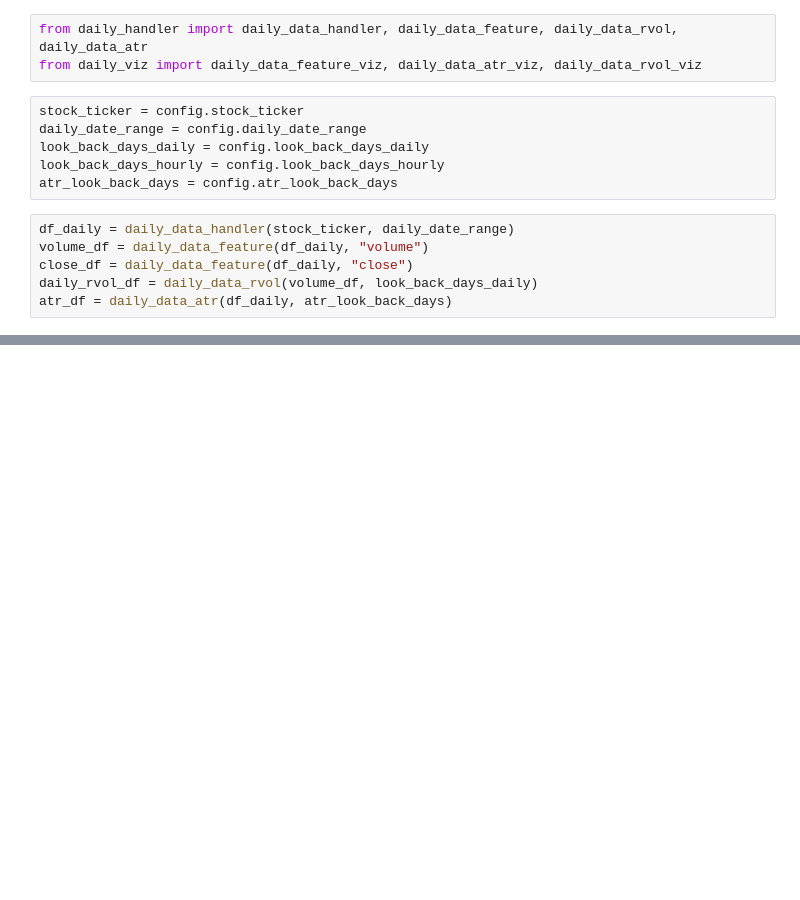
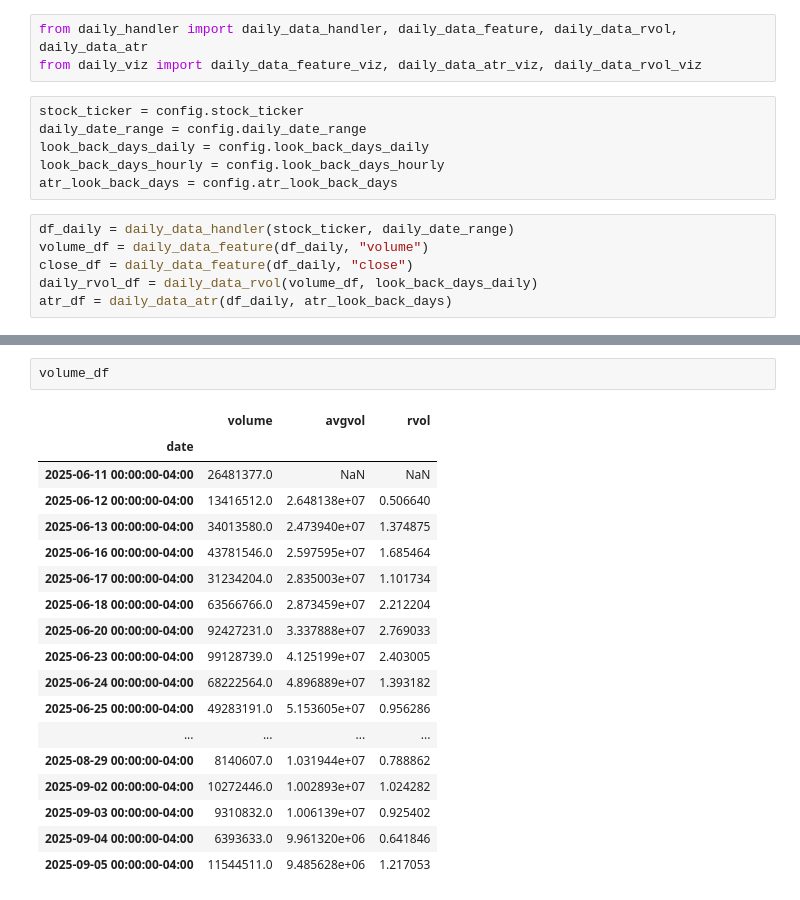
Before and after one commit to LINGUOREN369/ATR-Sigma_RVOL_Strategy, a Jupyter notebook: daily_test.ipynb, the cells around one changed output, grey strips where cells are left out. Saved outputs shown, nothing was run; the diff lists cells and outputs as text; blank space fills up the shorter version.

```diff
--- a/daily_test.ipynb
+++ b/daily_test.ipynb
@@ -40,0 +39,21 @@ daily_data_rvol_viz(daily_rvol_df, look_back_days_daily)
+# %%
+volume_df
+# %% [output]
+|  | volume | avgvol | rvol |
+| date |  |  |  |
+| 2025-06-11 00:00:00-04:00 | 26481377.0 | NaN | NaN |
+| 2025-06-12 00:00:00-04:00 | 13416512.0 | 2.648138e+07 | 0.506640 |
+| 2025-06-13 00:00:00-04:00 | 34013580.0 | 2.473940e+07 | 1.374875 |
+| 2025-06-16 00:00:00-04:00 | 43781546.0 | 2.597595e+07 | 1.685464 |
+| 2025-06-17 00:00:00-04:00 | 31234204.0 | 2.835003e+07 | 1.101734 |
+| 2025-06-18 00:00:00-04:00 | 63566766.0 | 2.873459e+07 | 2.212204 |
+| 2025-06-20 00:00:00-04:00 | 92427231.0 | 3.337888e+07 | 2.769033 |
+| 2025-06-23 00:00:00-04:00 | 99128739.0 | 4.125199e+07 | 2.403005 |
+| 2025-06-24 00:00:00-04:00 | 68222564.0 | 4.896889e+07 | 1.393182 |
+| 2025-06-25 00:00:00-04:00 | 49283191.0 | 5.153605e+07 | 0.956286 |
+| ... | ... | ... | ... |
+| 2025-08-29 00:00:00-04:00 | 8140607.0 | 1.031944e+07 | 0.788862 |
+| 2025-09-02 00:00:00-04:00 | 10272446.0 | 1.002893e+07 | 1.024282 |
+| 2025-09-03 00:00:00-04:00 | 9310832.0 | 1.006139e+07 | 0.925402 |
+| 2025-09-04 00:00:00-04:00 | 6393633.0 | 9.961320e+06 | 0.641846 |
+| 2025-09-05 00:00:00-04:00 | 11544511.0 | 9.485628e+06 | 1.217053 |
```
Also changed, not shown: parts of 6 cells of this notebook, 11 other files.
